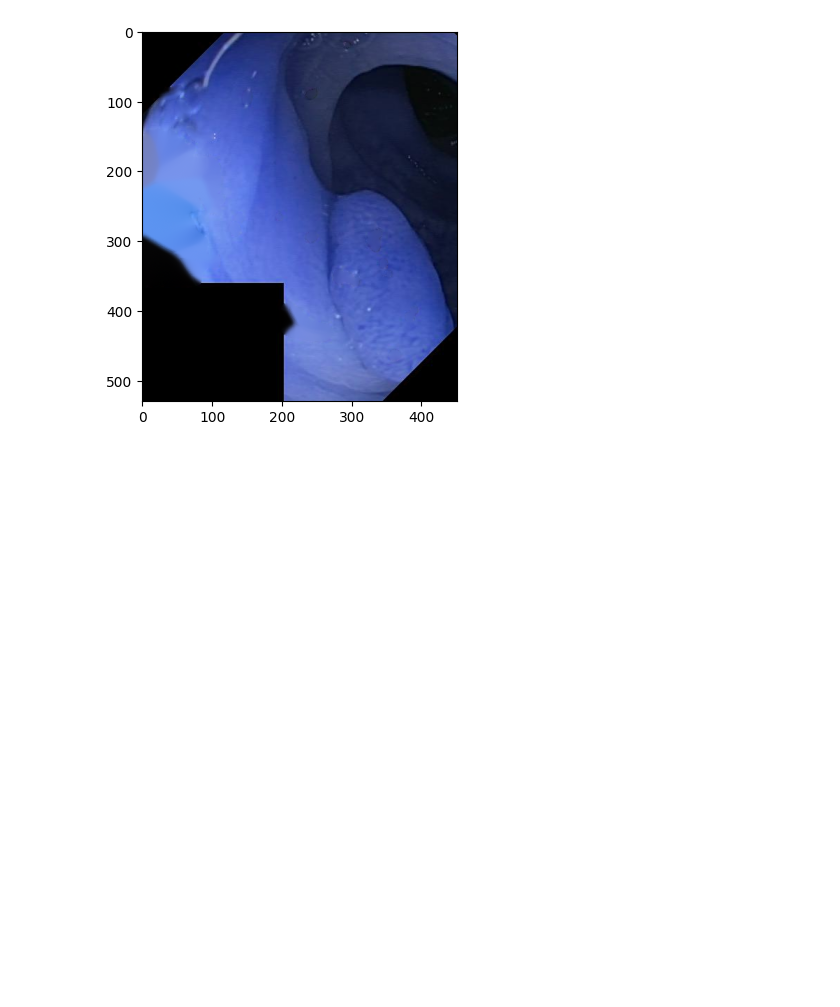
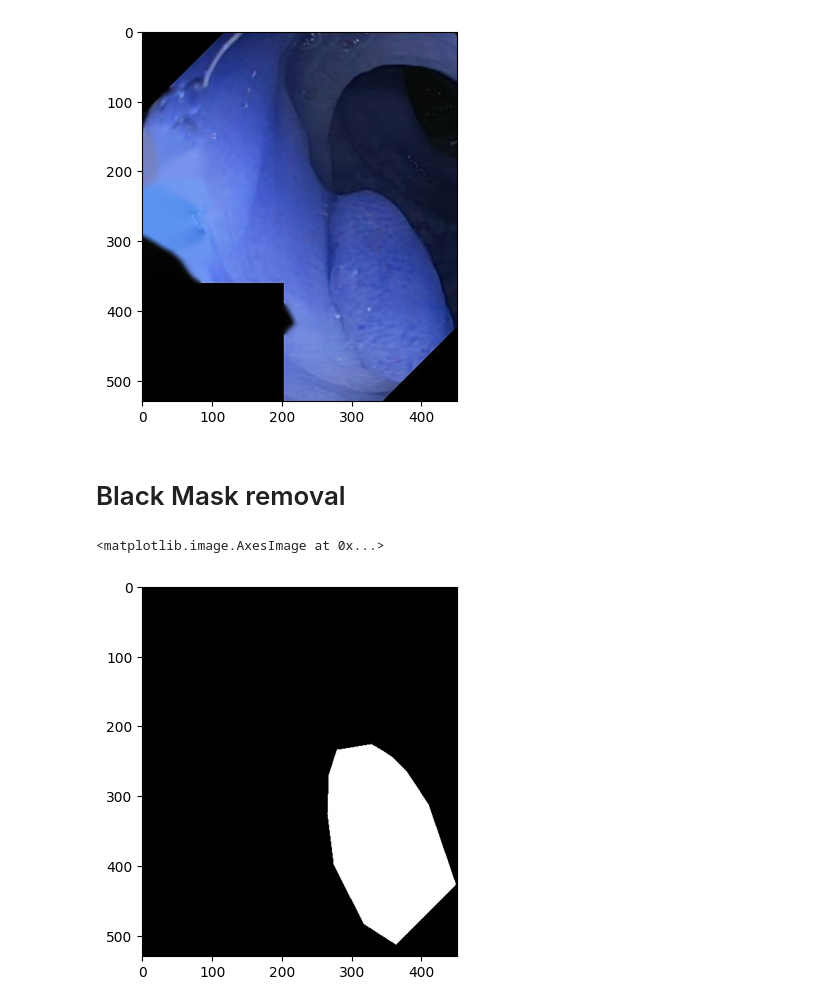
Before and after one commit to AdiJoost/medVQA-imageClef-Polyps, a Jupyter notebook: image_preparation.ipynb, the cells around one changed output. Cells and saved outputs as stored; diff of their text form; code cells hidden in the pictures; blank space fills up the shorter version.

```diff
--- a/image_preparation.ipynb
+++ b/image_preparation.ipynb
@@ -87,3 +87,15 @@ plt.imshow(inpainted)
 # %% [output]
 <matplotlib.image.AxesImage at 0x...>
 [figure]
+# %% [markdown]
+<h1>Black Mask removal</h1>
+# %%
+imagePath = os.path.join(config.cwd, "data", "images", "cl8k2u1pm1dw7083203g1b7yv.jpg")
+maskPath = os.path.join(config.cwd, "data", "masks", "cl8k2u1pm1dw7083203g1b7yv_mask.jpg")
+rawImage = cv2.imread(imagePath)
+imageMask = cv2.imread(maskPath)
+# %%
+plt.imshow(imageMask)
+# %% [output]
+<matplotlib.image.AxesImage at 0x...>
+[figure, added]
```
